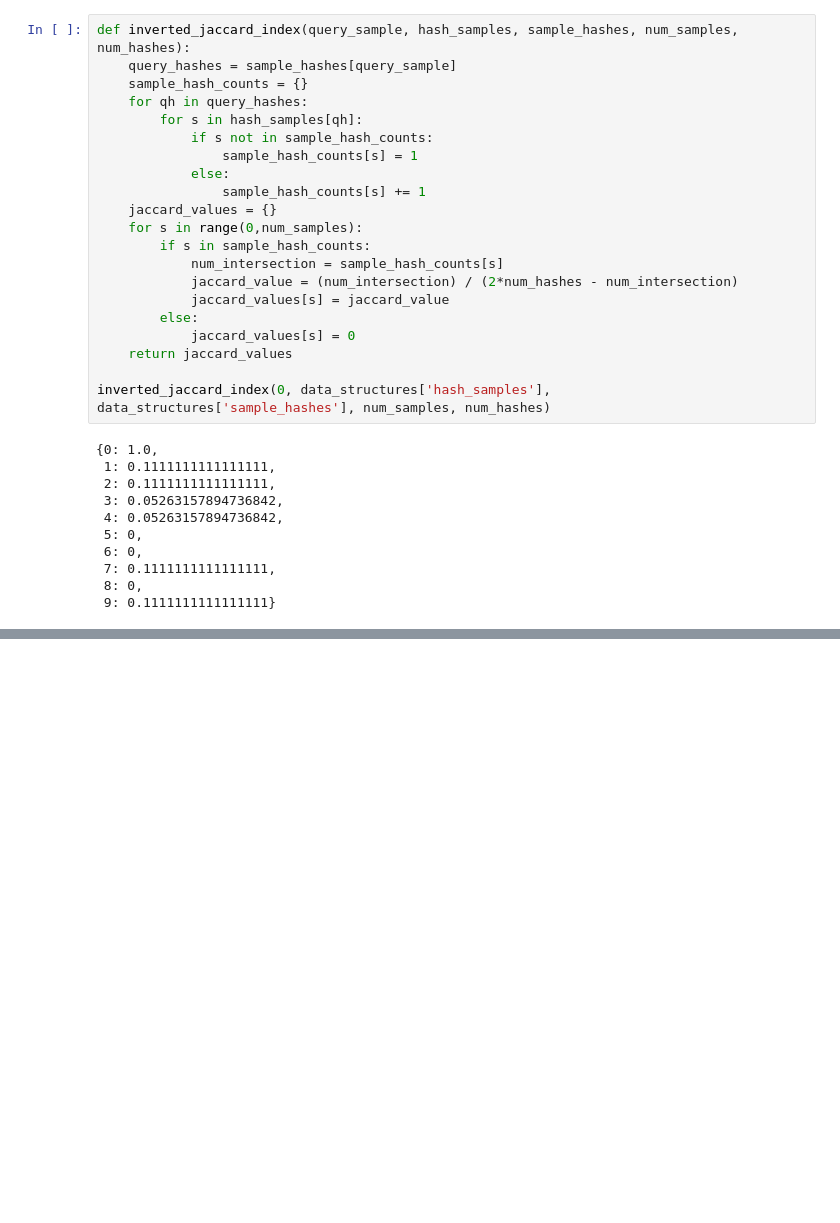
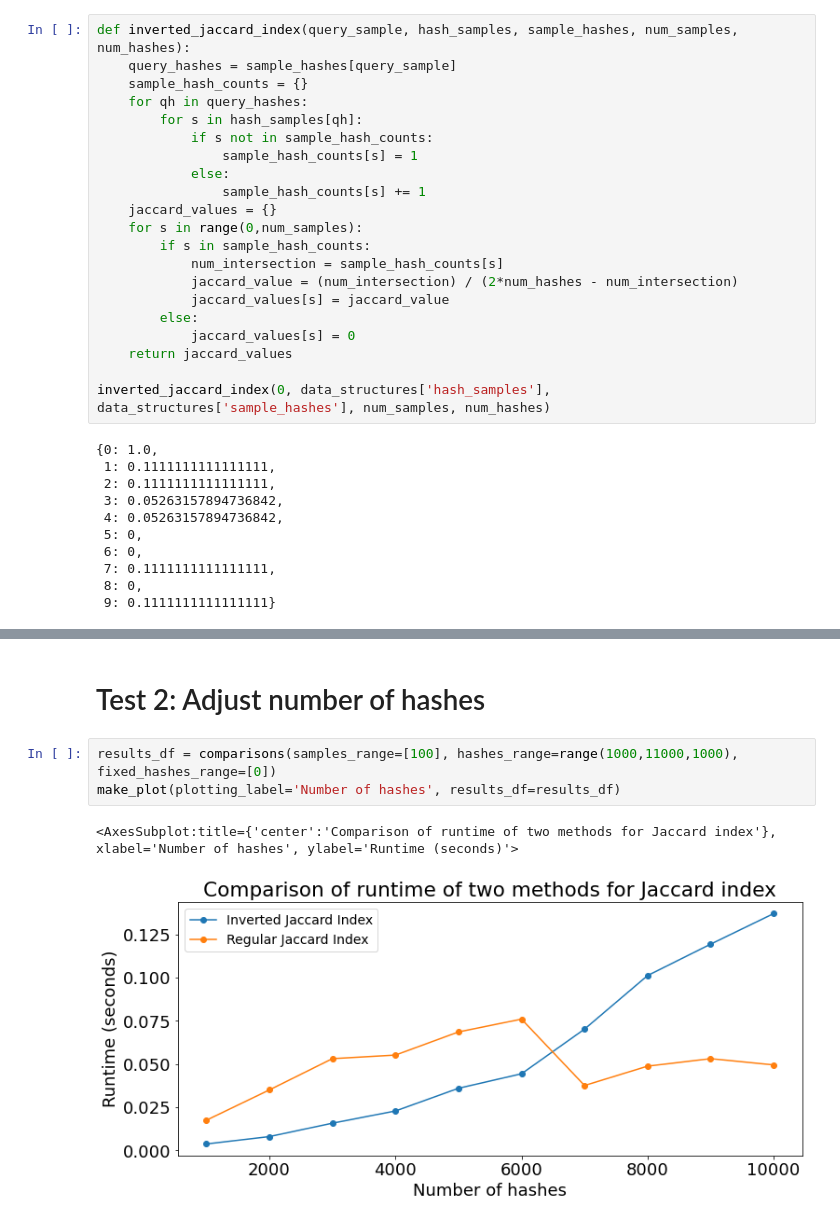
Before and after one commit to apetkau/minhash-indexing-tests, a Jupyter notebook: test-idea-no-union.ipynb, the cells around one changed output, grey strips where cells are left out. Cells and saved outputs as stored; diff of their text form; blank space fills up the shorter version.

```diff
--- a/test-idea-no-union.ipynb
+++ b/test-idea-no-union.ipynb
@@ -282,0 +282,8 @@ make_plot(plotting_label='Max samples sharing hash', constant_label='Number of S
+# %% [markdown]
+# Test 2: Adjust number of hashes
+# %%
+results_df = comparisons(samples_range=[100], hashes_range=range(1000,11000,1000), fixed_hashes_range=[0])
+make_plot(plotting_label='Number of hashes', results_df=results_df)
+# %% [output]
+<AxesSubplot:title={'center':'Comparison of runtime of two methods for Jaccard index'}, xlabel='Number of hashes', ylabel='Runtime (seconds)'>
+[figure, added]
```
Also changed, not shown: parts of 12 cells of this notebook.
